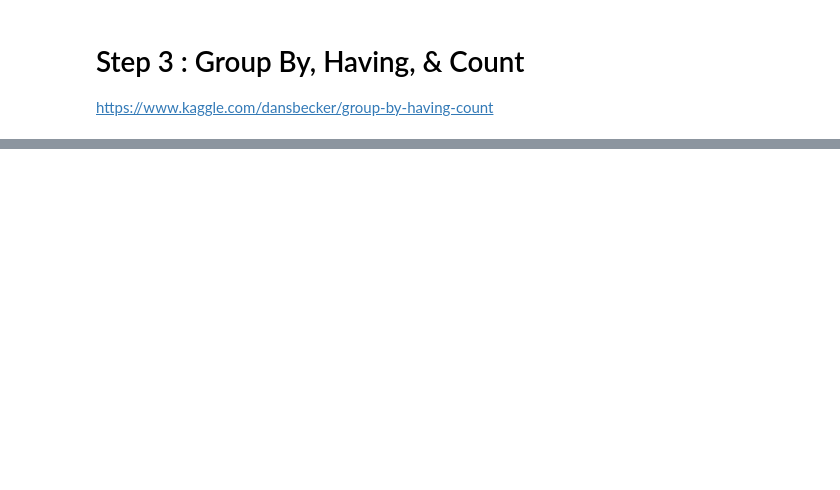
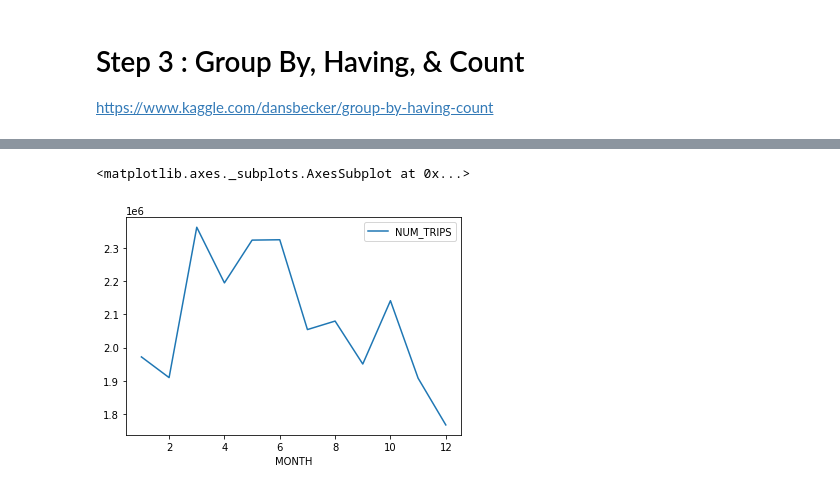
Before and after one commit to bobblee/Kaggle, a Jupyter notebook: Intro_To_SQL_Using_BigQuery.ipynb, the cells around one changed output, grey strips where cells are left out. Saved outputs shown, nothing was run; the diff lists cells and outputs as text; code cells hidden in the pictures; blank space fills up the shorter version.

```diff
--- a/Intro_To_SQL_Using_BigQuery.ipynb
+++ b/Intro_To_SQL_Using_BigQuery.ipynb
@@ -222,0 +748,24 @@ https://www.kaggle.com/dansbecker/group-by-having-count
+# %%
+s5_q4_query =  """
+               WITH TIME AS (
+               SELECT
+                     EXTRACT(YEAR FROM DATE(trip_start_timestamp)) as YEAR
+                    ,EXTRACT(MONTH FROM DATE(trip_start_timestamp)) as MONTH
+               FROM `bigquery-public-data.chicago_taxi_trips.taxi_trips`
+               )
+               SELECT
+                   MONTH
+                  ,COUNT(1) as NUM_TRIPS
+               FROM TIME
+               WHERE 1 = 1
+                 AND YEAR = 2017
+               GROUP BY
+                   MONTH
+               ORDER BY
+                   MONTH DESC
+               """
+size_config = bigquery.QueryJobConfig(maximum_bytes_billed=10**10)
+s5_q4_query_job = client.query(s5_q4_query, job_config=size_config)
+
+Taxi_Trips_in_2017_By_Month = s5_q4_query_job.to_dataframe()
+Taxi_Trips_in_2017_By_Month
@@ -222,0 +786,5 @@ https://www.kaggle.com/dansbecker/group-by-having-count
+# %%
+Taxi_Trips_in_2017_By_Month.set_index('MONTH').plot()
+# %% [output]
+<matplotlib.axes._subplots.AxesSubplot at 0x...>
+[figure, added]
```
Also changed, not shown: parts of 79 cells of this notebook.
